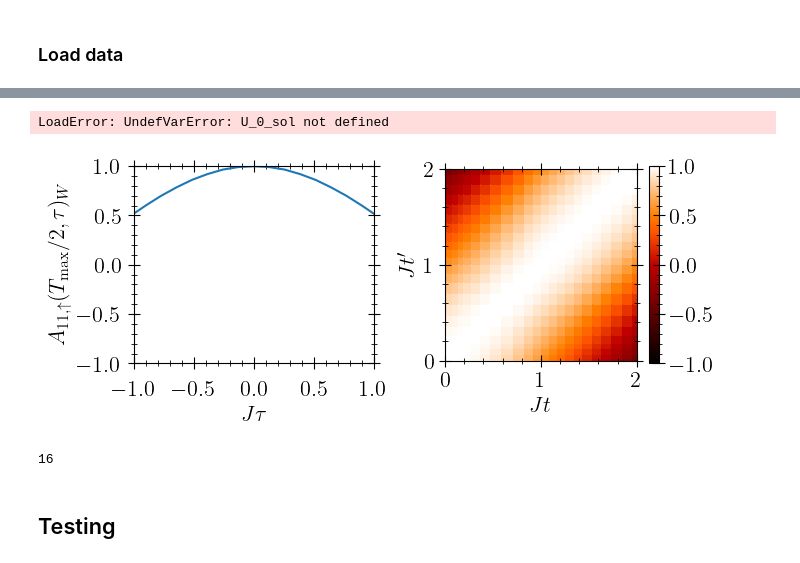
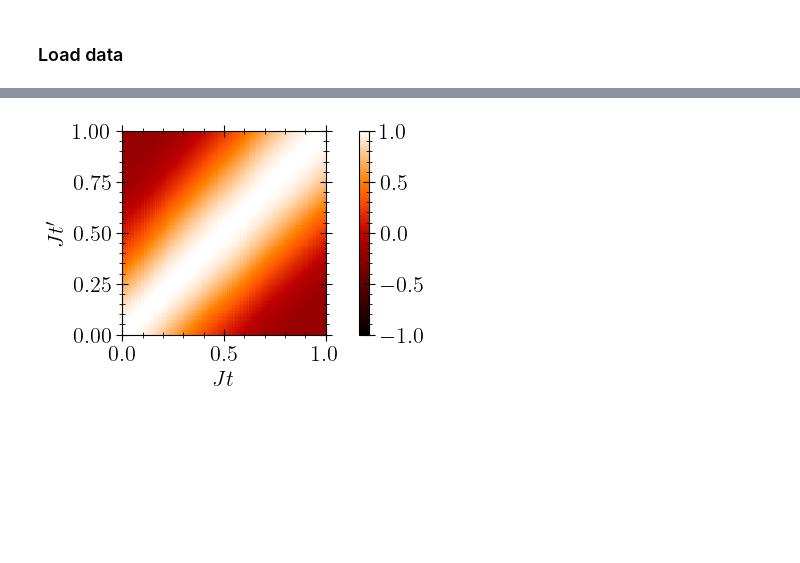
Before and after one commit to NonequilibriumDynamics/KadanoffBaym.jl, a Jupyter notebook: example/fermi-hubbard-T-matrix.ipynb, the cells around one changed output, grey strips where cells are left out. Drawn from its saved outputs; the diff is of its cells as text; code cells hidden in the pictures; blank space fills up the shorter version.

```diff
--- a/example/fermi-hubbard-T-matrix.ipynb
+++ b/example/fermi-hubbard-T-matrix.ipynb
@@ -324,8 +302,8 @@ save("FH_3D_T_matrix_sol_U_"*string(model.U)*"_tmax_"*string(tmax)*"_atol_"*stri
 ### Load data
 # %%
 # loaded_sol = load("FH_1D_sol_U_0.5_atol_1e-8_rtol_1e-6.jld")
-loaded_sol = load("FH_3D_T_matrix_sol_U_"*string(model.U)*"_tmax_"*string(tmax)*"_atol_"*string(atol)*"_rtol_"*string(rtol)*".jld")
-
-# U_0_sol = load("FH_sol_U_0.0_atol_1e-8_rtol_1e-6.jld");
+loaded_sol = Dict()
+loaded_sol["solution"] = sol; #
+loaded_sol_2 = load("FH_3D_T_matrix_sol_U_"*string(model.U)*"_tmax_"*string(tmax)*"_atol_"*string(atol)*"_rtol_"*string(rtol)*".jld")
 # %%
 num_points = (loaded_sol["solution"].t |> size)[1]
@@ -516,69 +380,35 @@ function meshgrid(xin,yin)
 end
 
 Y, X = meshgrid(loaded_sol["solution"].t, loaded_sol["solution"].t);
-# %%
-Y_gauss, X_gauss = meshgrid(U_0_sol["solution"].t, U_0_sol["solution"].t)
-GL_gauss = U_0_sol["solution"].u[1]
-GG_gauss = U_0_sol["solution"].u[2];
-# %% [output]
-LoadError: UndefVarError: U_0_sol not defined
 # %%
 cmap = "gist_heat";
 # %%
 figure(figsize=(7, 3))
 t_scale = 1
 vmin = -1.0
 vmax = 1.0
 
-# ax = subplot(121) # plt.gca()
-# heatmap = ax.pcolormesh(X_gauss, Y_gauss, imag(GL_gauss.data[1, 1, :, :]) .- imag(GG_gauss.data[1, 1, :, :]), cmap=cmap, rasterized=true, vmin=vmin, vmax=vmax)
-# heatmap.set_edgecolor("face")
-# ax.set_aspect("equal")
-# # cbar = colorbar(mappable=heatmap)
-# # cbar.formatter.set_powerlimits((0, 0))
-# ax.set_xlabel("\$J t\$")
-# ax.set_ylabel("\$J t'\$")
-# ax.set_xlim(0, t_scale * tmax)
-# ax.set_ylim(0, t_scale * tmax)
-# ax.set_xticks(t_scale .* [0, tmax/2, tmax])
-# ax.set_yticks(t_scale .* [0, tmax/2, tmax])
-
-center = floor(length(ts) / 2) |> Int
-center |> print
-
-
-ax = subplot(121)
-plot(t_scale * τs, -ρτ[:, center] |> imag, ls="-", c="C0", lw=1.5)
-ax.set_xlabel("\$J \\tau\$")
-ax.set_xlim(-t_scale * tmax / 2, t_scale * tmax / 2)
-ax.set_ylim(-1, 1)
-ax.set_xticks(t_scale .* [-tmax/2, -tmax/4, 0, tmax/4, tmax/2])
-ax.xaxis.set_tick_params(pad=xpad)
-ax.yaxis.set_tick_params(pad=ypad)
-ax.set_ylabel("\$  A_{11, \\uparrow}(T_{\\mathrm{max}}/2, \\tau)_W \$")
-
-ax = subplot(122)
+ax = subplot(111)
 heatmap = ax.pcolormesh(X, Y, imag(loaded_sol["solution"].u[1][1, 1, :, :]) .- imag(loaded_sol["solution"].u[2][1, 1, :, :]), cmap=cmap, rasterized=true, vmin=vmin, vmax=vmax)
 heatmap.set_edgecolor("face")
 ax.set_aspect("equal")
 cbar = colorbar(mappable=heatmap)
 cbar.formatter.set_powerlimits((0, 0))
 ax.set_xlabel("\$J t\$")
 ax.set_ylabel("\$J t'\$")
-ax.set_xlim(0, t_scale * tmax)
-ax.set_ylim(0, t_scale * tmax)
-ax.set_xticks(t_scale .* [0, tmax/2, tmax])
-ax.set_yticks(t_scale .* [0, tmax/2, tmax])
-# ax.set_yticklabels([])
+# ax.set_xlim(0, t_scale * tmax)
+# ax.set_ylim(0, t_scale * tmax)
+# ax.set_xlim(0, t_scale * 8)
+# ax.set_ylim(0, t_scale * 8)
+# ax.set_xticks(t_scale .* [0, tmax/2, tmax])
+# ax.set_yticks(t_scale .* [0, tmax/2, tmax])
+
+# ax.set_xticks(t_scale .* [0, 2, 4, 6, 8])
+# ax.set_yticks(t_scale .* [0, 2, 4, 6, 8])
 
 tight_layout(pad=0.75, w_pad=0.5, h_pad=0)
-
-# savefig("fermi_hubbard_example_two_times.pdf")
 # %% [output]
-[figure, old version]
+[figure, new version]
-16
-# %% [markdown]
-## Testing
 # %%
 figure(figsize=(7, 3))
 t_scale = 1
```
Also changed, not shown: parts of 20 cells of this notebook.
